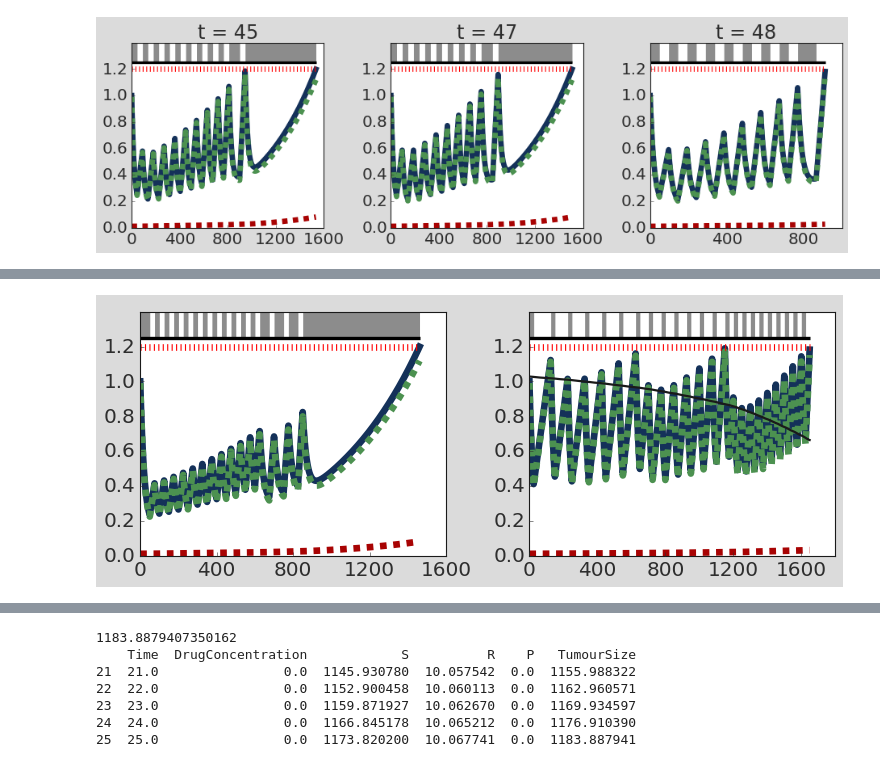
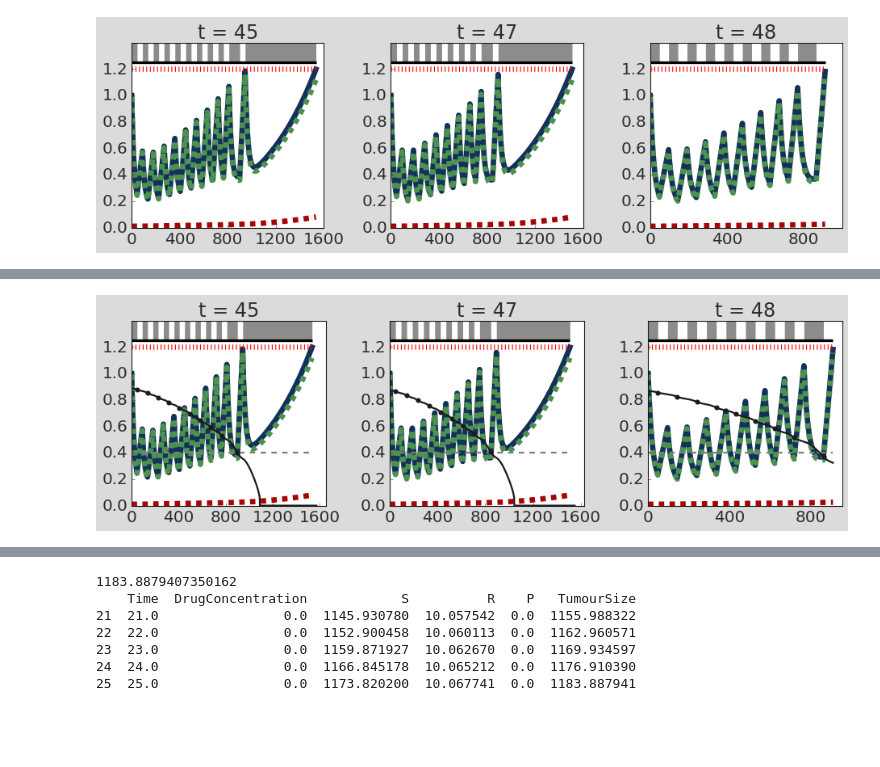
Before and after one commit to KCGallagher/AT_Model_Comparison, a Jupyter notebook: stem_cell_model/critical_threshold.ipynb, the cells around one changed output, grey strips where cells are left out. Drawn from its saved outputs; the diff is of its cells as text; code cells hidden in the pictures; blank space fills up the shorter version.

Commit message:
Stem cell model updates

```diff
--- a/stem_cell_model/critical_threshold.ipynb
+++ b/stem_cell_model/critical_threshold.ipynb
@@ -657,0 +652,6 @@ def variable_threshold(df_row, refSize, t):
+# %%
+from scipy.optimize import fsolve
+
+def N_star_function(N_star, tau, Rt, beta, rR, prog, **_args):
+    frac = rR * (1 - beta) * Rt * tau / (N_star ** beta)
+    return frac + N_star ** (1-beta) - prog ** (1-beta)
@@ -679,13 +746,11 @@ def variable_threshold(df_row, refSize, t):
 # %%
-# Stem cell population only prediction
 fig, axs = plt.subplots(1, 2,figsize=(10,4))
 
-tau = 55
 
 stemParamDic['N0'] = stemParamDic['S0'] + stemParamDic['R0']
 model = StemCellModel(method='Radau', dt = 1)
 model.SetParams(**stemParamDic)
-model.Simulate_AT(atThreshold=0.4, atMethod='Threshold', t_end=1500,
+model.Simulate_AT(atThreshold=0.4, atMethod='Threshold', t_end=2000,
                     intervalLength=tau, refSize = stemParamDic['N0'])
 model.Trim(dt=1)
 model.resultsDf[['TumourSize', 'S', 'R']] /= (stemParamDic['S0'] + stemParamDic['R0'])
@@ -696,11 +761,13 @@ PlotSimulation(model.resultsDf, ax=axs[0], legend=False, colors = palette, linew
 stemParamDic['N0'] = stemParamDic['S0'] + stemParamDic['R0']
 model = StemCellModel(method='Radau', dt = 1)
 model.SetParams(**stemParamDic)
-model.Simulate_AT(atThreshold=0.4, atMethod='Custom', atFunc=variable_threshold, t_end=1500,
+model.Simulate_AT(atThreshold=0.4, atMethod='Custom', atFunc=variable_threshold, t_end=2500,
                     intervalLength=tau, refSize = stemParamDic['N0'])
 model.Trim(dt=1)
-amDicsDf.R.values)]
-axs[1].plot(model.resultsDf.Time, threshold_vals, color='k', linewidth=2)
+
+threshold_vals = [compute_threshold(tau=tau, t=t, R_t=R_t, params=stemParamDic) / stemParamDic['N0']
+                  for t, R_t in zip(model.resultsDf.Time.values, model.resultsDf.R.values)]
+axs[1].plot(model.resultsDf.Time, threshold_vals, color='k', linewidth=2, zorder=10)
 
 model.resultsDf[['TumourSize', 'S', 'R']] /= (stemParamDic['S0'] + stemParamDic['R0'])
 model.resultsDf = model.resultsDf[model.resultsDf.TumourSize < 1.2]
@@ -715,37 +788,48 @@ axs[0].set_xticks(axs[0].get_xticks()[::2]); axs[1].set_xticks(axs[1].get_xticks
 # %%
-# Stem cell population only prediction
-fig, axs = plt.subplots(1, 2,figsize=(10,4))
+fig, axs = plt.subplots(1, 3,figsize=(12,4))
 
-tau = 25
+interval_lengths = [45, 47, 48]
 
-stemParamDic['N0'] = stemParamDic['S0'] + stemParamDic['R0']
-model = StemCellModel(method='Radau', dt = 1)
-model.SetParams(**stemParamDic)
-model.Simulate_AT(atThreshold=0.4, atMethod='Threshold', t_end=2000,
-                    intervalLength=tau, refSize = stemParamDic['N0'])
-model.Trim(dt=1)
-model.resultsDf[['TumourSize', 'S', 'R']] /= (stemParamDic['S0'] + stemParamDic['R0'])
-model.resultsDf = model.resultsDf[model.resultsDf.TumourSize < 1.2]
+for n, ax in enumerate(axs):
+    stemParamDic['N0'] = stemParamDic['S0'] + stemParamDic['R0']
+    model = StemCellModel(method='Radau', dt = 1)
+    model.SetParams(**stemParamDic)
+    model.Simulate_AT(atThreshold=0.4, atMethod='Threshold', t_end=2000,
+                        intervalLength=interval_lengths[n], refSize = stemParamDic['N0'])
+    model.Trim(dt=1)
 
-PlotSimulation(model.resultsDf, ax=axs[0], legend=False, colors = palette, linewidth = 6)
+    threshold_vals = [compute_threshold(tau=interval_lengths[n], t=t, R_t=R_t,
+                                        params=stemParamDic) / stemParamDic['N0']
+                  for t, R_t in zip(model.resultsDf.Time.values, model.resultsDf.R.values)]
+    ax.plot(model.resultsDf.Time, threshold_vals, color='k', linewidth=2, zorder=10)
 
-stemParamDic['N0'] = stemParamDic['S0'] + stemParamDic['R0']
-model = StemCellModel(method='Radau', dt = 1)
-model.SetParams(**stemParamDic)
-model.Simulate_AT(atThreshold=0.4, atMethod='Custom', atFunc=variable_threshold, t_end=2000,
-                    intervalLength=tau, refSize = stemParamDic['N0'])
-model.Trim(dt=1)
+    N_init = (stemParamDic['S0'] + stemParamDic['R0'])
+    model.resultsDf[['TumourSize', 'S', 'R']] /= N_init
+    model.resultsDf = model.resultsDf[model.resultsDf.TumourSize < 1.2]
 
-threshold_vals = [compute_threshold(tau=tau, t=t, R_t=R_t, **stemParamDic) / stemParamDic['N0']
-                  for t, R_t in zip(model.resultsDf.Time.values, model.resultsDf.R.values)]
-axs[1].plot(model.resultsDf.Time, threshold_vals, color='k', linewidth=2, zorder=10)
+    PlotSimulation(model.resultsDf, ax=ax, legend=False, colors = palette, linewidth = 6)
+    ax.set_xticks(ax.get_xticks()[::2]); ax.set_title(f"t = {interval_lengths[n]}")
 
-model.resultsDf[['TumourSize', 'S', 'R']] /= (stemParamDic['S0'] + stemParamDic['R0'])
-model.resultsDf = model.resultsDf[model.resultsDf.TumourSize < 1.2]
+    ax.hlines(0.4, xmin=0, xmax=model.resultsDf.Time.max(),
+            color='gray', linestyle='--', linewidth=2)
 
-PlotSimulation(model.resultsDf, ax=axs[1], legend=False, colors = palette, linewidth = 6)
+    time_points = model.resultsDf[(model.resultsDf.Time % interval_lengths[n] == 0)
+                                  & (model.resultsDf.DrugConcentration == 0)].Time.tolist()
+    threshold_points = [compute_threshold(tau=interval_lengths[n], t=t, R_t=R_t * N_init,
+                                        params=stemParamDic) / stemParamDic['N0']
+                  for t, R_t in zip(time_points, model.resultsDf[model.resultsDf.Time.isin(time_points)].R.values)]
+    ax.scatter(time_points, threshold_points, color='k', s=20, zorder=10)
+    failure = any(val < 0.4 for val in threshold_points)
 
+    print(f"Final Stem Cell population is {model.resultsDf.R.values[-1]:.4f}"
+          + f", drug state is {model.resultsDf.DrugConcentration.values[-1]:.0f}"
+          + f", and predicted failure is {failure}")
+    ax.set_xlim(left=0)
 
+# print(time_points)
+# print(threshold_points)
+# model.resultsDf.to_csv("test_results.csv")
 
-axs[0].set_xticks(axs[0].get_xticks()[::2]); axs[1].set_xticks(axs[1].get_xticks()[::2]);
+plt.tight_layout();
+# plt.savefig("../figures/stem_cell_model_progression_example2"); plt.show()
 # %% [output]
@@ -769 +839 @@ Time                  50.000000
-[figure, old version]
+[figure, new version]
```
Also changed, not shown: parts of 13 cells of this notebook, 11 other files.
